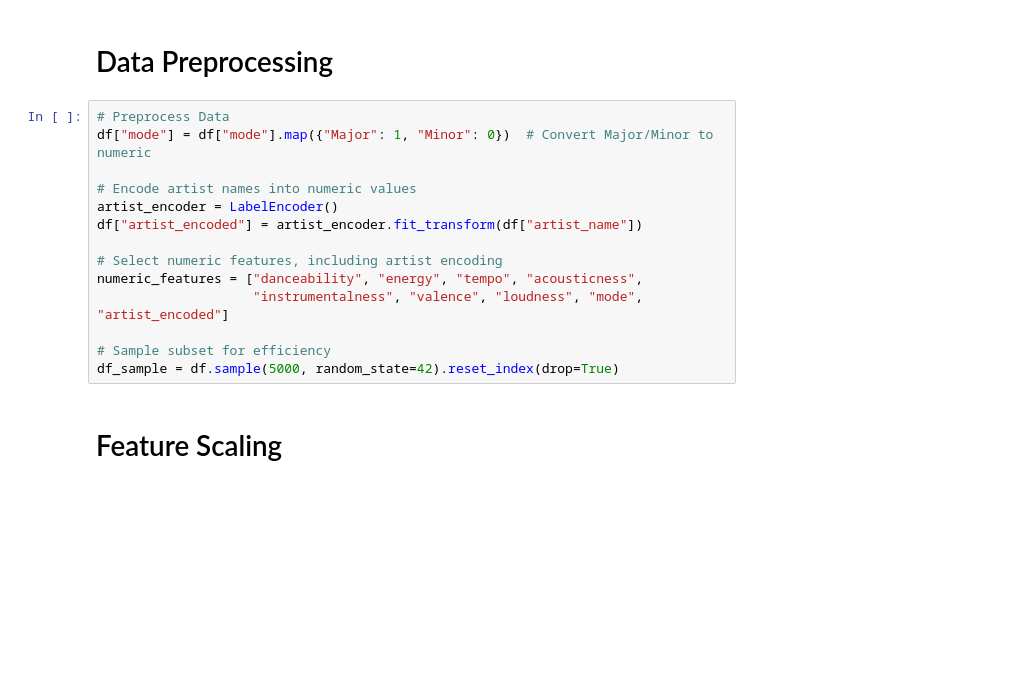
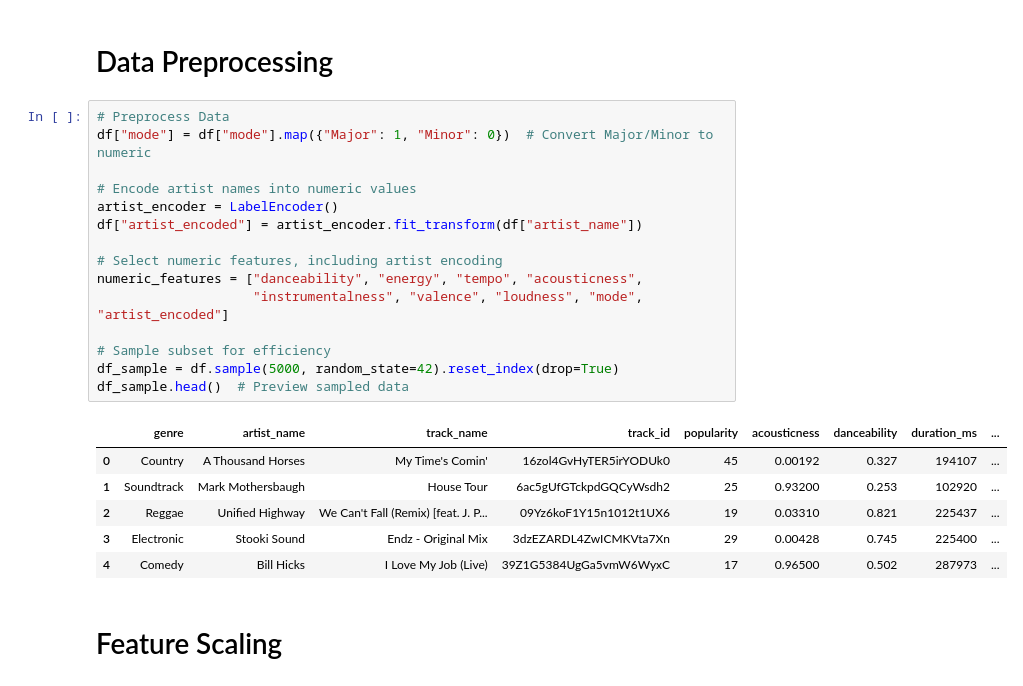
Before and after one commit to Tserrof7/Whats-Your-Jam-Final-Project, a Jupyter notebook: spotify.ipynb, the cells around one changed output. Saved outputs shown, nothing was run; the diff lists cells and outputs as text; blank space fills up the shorter version.

```diff
--- a/spotify.ipynb
+++ b/spotify.ipynb
@@ -49,17 +51,25 @@ memory usage: 32.0+ MB
 # %%
 # Preprocess Data
 df["mode"] = df["mode"].map({"Major": 1, "Minor": 0})  # Convert Major/Minor to numeric
 
 # Encode artist names into numeric values
 artist_encoder = LabelEncoder()
 df["artist_encoded"] = artist_encoder.fit_transform(df["artist_name"])
 
 # Select numeric features, including artist encoding
 numeric_features = ["danceability", "energy", "tempo", "acousticness",
                     "instrumentalness", "valence", "loudness", "mode", "artist_encoded"]
 
 # Sample subset for efficiency
 df_sample = df.sample(5000, random_state=42).reset_index(drop=True)
+df_sample.head()  # Preview sampled data
+# %% [output]
+|  | genre | artist_name | track_name | track_id | popularity | acousticness | danceability | duration_ms | ... |
+| 0 | Country | A Thousand Horses | My Time's Comin' | 16zol4GvHyTER5irYODUk0 | 45 | 0.00192 | 0.327 | 194107 | ... |
+| 1 | Soundtrack | Mark Mothersbaugh | House Tour | 6ac5gUfGTckpdGQCyWsdh2 | 25 | 0.93200 | 0.253 | 102920 | ... |
+| 2 | Reggae | Unified Highway | We Can't Fall (Remix) [feat. J. P... | 09Yz6koF1Y15n1012t1UX6 | 19 | 0.03310 | 0.821 | 225437 | ... |
+| 3 | Electronic | Stooki Sound | Endz - Original Mix | 3dzEZARDL4ZwICMKVta7Xn | 29 | 0.00428 | 0.745 | 225400 | ... |
+| 4 | Comedy | Bill Hicks | I Love My Job (Live) | 39Z1G5384UgGa5vmW6WyxC | 17 | 0.96500 | 0.502 | 287973 | ... |
 # %% [markdown]
 # Feature Scaling
 # %%
```
Also changed, not shown: parts of 10 cells of this notebook, 1 other file.
